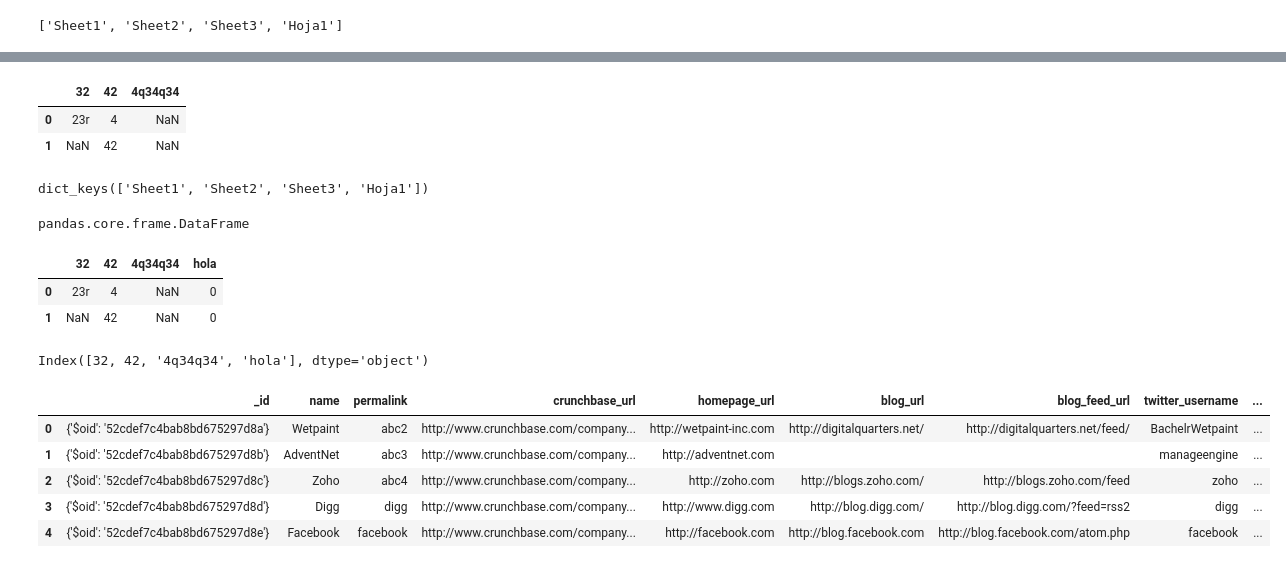
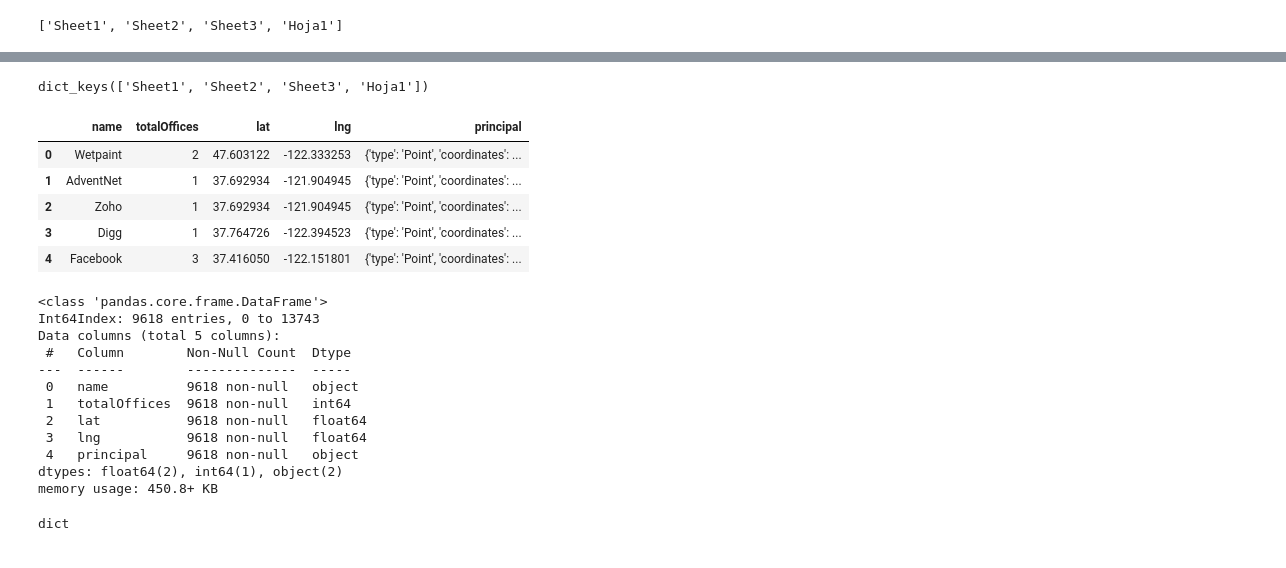
Before and after one commit to Ironhack-Data-Madrid-Abril-2023/apuntes_clase, a Jupyter notebook: semana_2/1.2 - Intro Pandas.ipynb, the cells around one changed output, grey strips where cells are left out. Saved outputs shown, nothing was run; the diff lists cells and outputs as text; code cells hidden in the pictures.

Commit message:
algebra - numpy - pandas

```diff
--- a/semana_2/1.2 - Intro Pandas.ipynb
+++ b/semana_2/1.2 - Intro Pandas.ipynb
@@ -940,41 +879,36 @@ dictio_df['Sheet1'].head()
-# %%
-dictio_df['Hoja1'].head()
-# %% [output]
-|  | 32 | 42 | 4q34q34 |
-| 0 | 23r | 4 | NaN |
-| 1 | NaN | 42 | NaN |
 # %%
 dictio_df.keys()
 # %% [output]
 dict_keys(['Sheet1', 'Sheet2', 'Sheet3', 'Hoja1'])
-# %%
-type(dictio_df['Hoja1'])
-# %% [output]
-pandas.core.frame.DataFrame
-# %%
-dictio_df['Hoja1']['hola']=0
-
-dictio_df['Hoja1']
-# %% [output]
-|  | 32 | 42 | 4q34q34 | hola |
-| 0 | 23r | 4 | NaN | 0 |
-| 1 | NaN | 42 | NaN | 0 |
-# %%
-dictio_df['Hoja1'].columns
-# %% [output]
-Index([32, 42, '4q34q34', 'hola'], dtype='object')
 # %%
 # json
 
-df_json = pd.read_json('../data/companies.json',
-                      orient='records',  # es para orientar segun los registros..
-                      lines=True)        # por filas
+df_json = pd.read_json('../data/oficinas.json')
 
 df_json.head()
 # %% [output]
-|  | _id | name | permalink | crunchbase_url | homepage_url | blog_url | blog_feed_url | twitter_username | ... |
-| 0 | {'$oid': '52cdef7c4bab8bd675297d8a'} | Wetpaint | abc2 | http://www.crunchbase.com/company... | http://wetpaint-inc.com | http://digitalquarters.net/ | http://digitalquarters.net/feed/ | BachelrWetpaint | ... |
-| 1 | {'$oid': '52cdef7c4bab8bd675297d8b'} | AdventNet | abc3 | http://www.crunchbase.com/company... | http://adventnet.com |  |  | manageengine | ... |
-| 2 | {'$oid': '52cdef7c4bab8bd675297d8c'} | Zoho | abc4 | http://www.crunchbase.com/company... | http://zoho.com | http://blogs.zoho.com/ | http://blogs.zoho.com/feed | zoho | ... |
-| 3 | {'$oid': '52cdef7c4bab8bd675297d8d'} | Digg | digg | http://www.crunchbase.com/company... | http://www.digg.com | http://blog.digg.com/ | http://blog.digg.com/?feed=rss2 | digg | ... |
-| 4 | {'$oid': '52cdef7c4bab8bd675297d8e'} | Facebook | facebook | http://www.crunchbase.com/company... | http://facebook.com | http://blog.facebook.com | http://blog.facebook.com/atom.php | facebook | ... |
+|  | name | totalOffices | lat | lng | principal |
+| 0 | Wetpaint | 2 | 47.603122 | -122.333253 | {'type': 'Point', 'coordinates': ... |
+| 1 | AdventNet | 1 | 37.692934 | -121.904945 | {'type': 'Point', 'coordinates': ... |
+| 2 | Zoho | 1 | 37.692934 | -121.904945 | {'type': 'Point', 'coordinates': ... |
+| 3 | Digg | 1 | 37.764726 | -122.394523 | {'type': 'Point', 'coordinates': ... |
+| 4 | Facebook | 3 | 37.416050 | -122.151801 | {'type': 'Point', 'coordinates': ... |
+# %%
+df_json.info()
+# %% [output]
+<class 'pandas.core.frame.DataFrame'>
+Int64Index: 9618 entries, 0 to 13743
+Data columns (total 5 columns):
+ #   Column        Non-Null Count  Dtype
+---  ------        --------------  -----
+ 0   name          9618 non-null   object
+ 1   totalOffices  9618 non-null   int64
+ 2   lat           9618 non-null   float64
+ 3   lng           9618 non-null   float64
+ 4   principal     9618 non-null   object
+dtypes: float64(2), int64(1), object(2)
+memory usage: 450.8+ KB
+# %%
+type(df_json['principal'][0])
+# %% [output]
+dict
```
Also changed, not shown: parts of 83 cells of this notebook, 2 other files.
